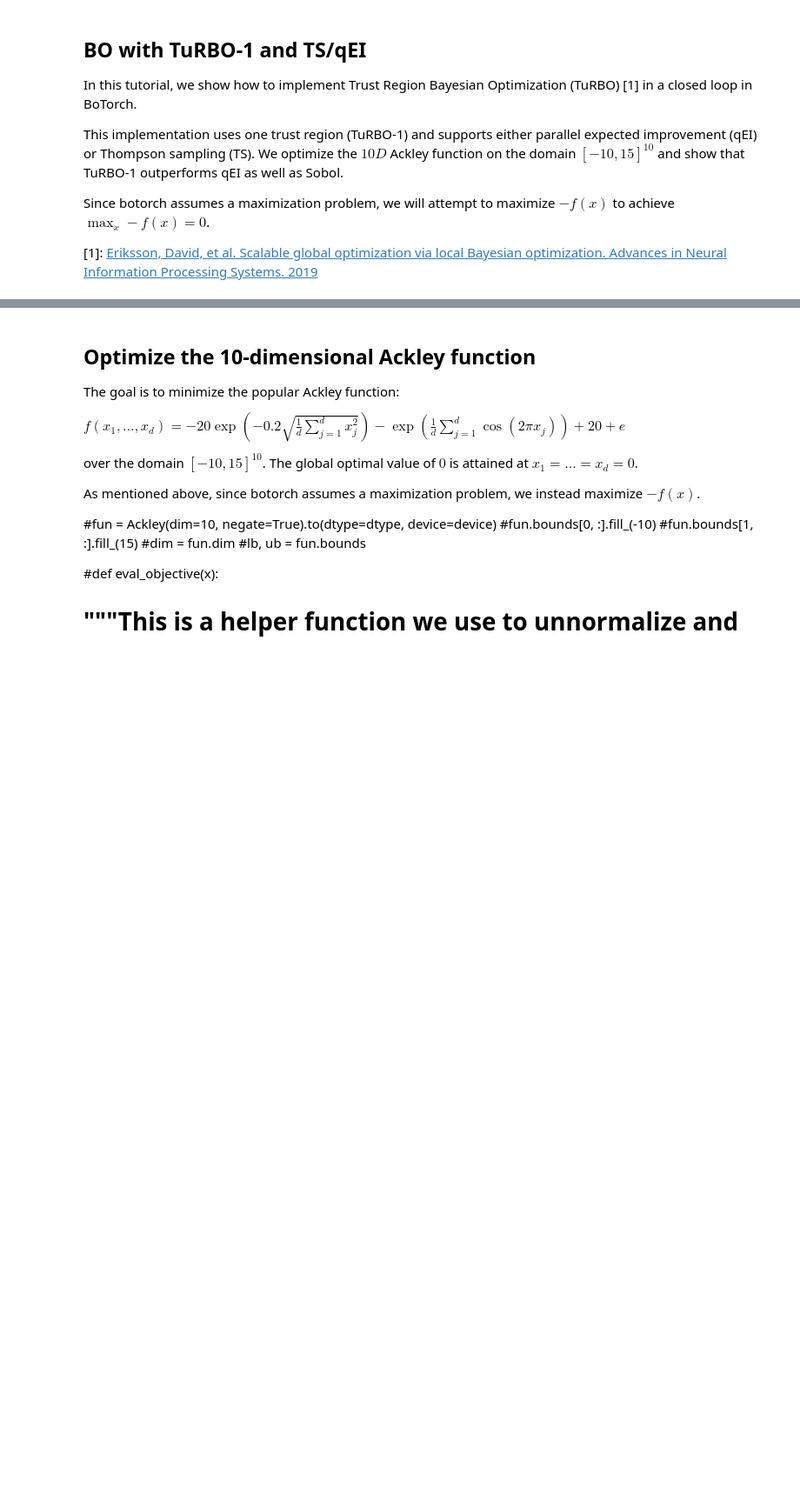
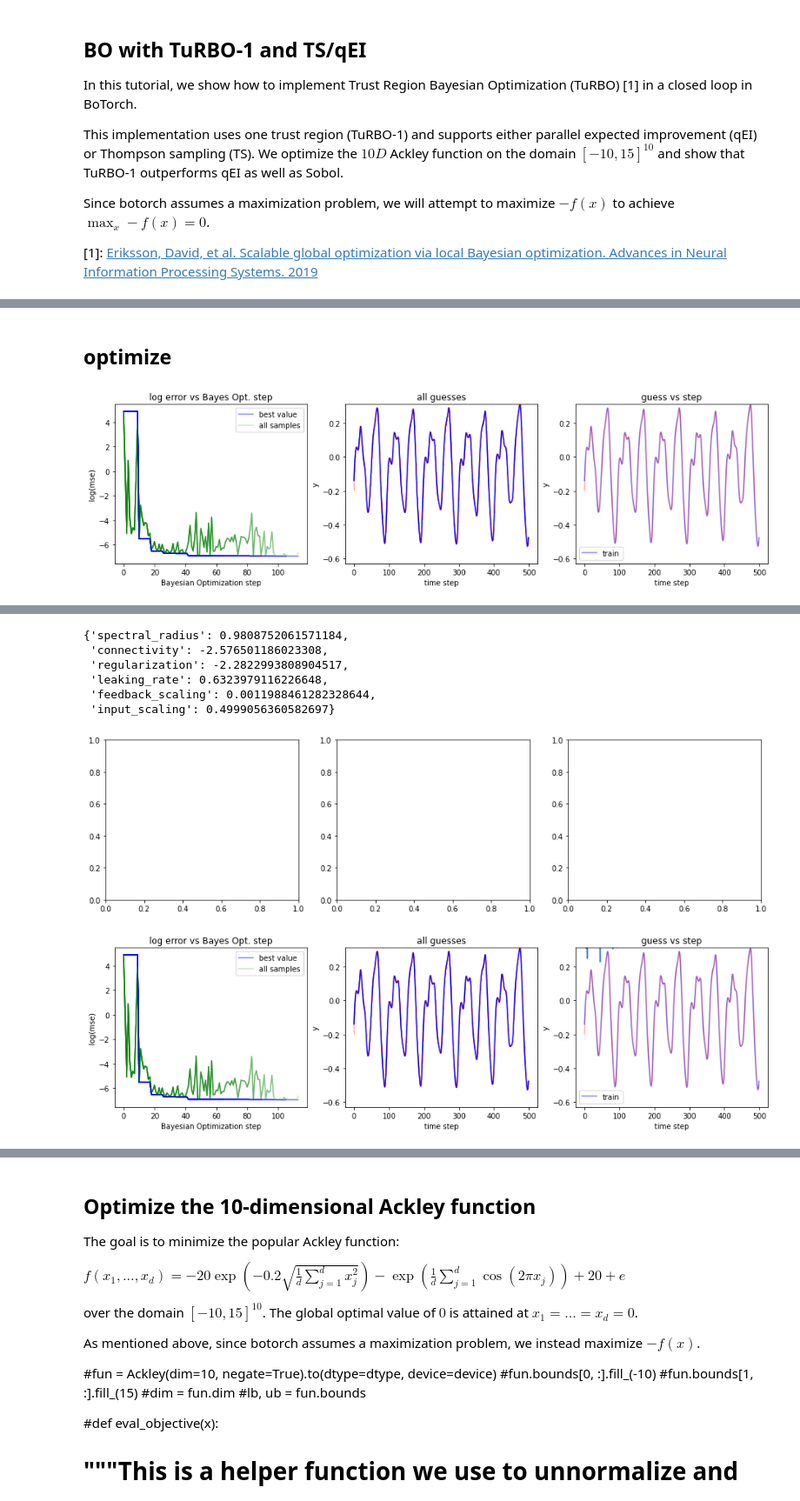
Before and after one commit to blindedjoy/RcTorch, a Jupyter notebook: turbo_1.ipynb, the cells around one changed output, grey strips where cells are left out. Shown at 87% size. Cells and saved outputs as stored; diff of their text form; code cells hidden in the pictures; blank space fills up the shorter version.

```diff
--- a/turbo_1.ipynb
+++ b/turbo_1.ipynb
@@ -10,0 +48,28 @@ Since botorch assumes a maximization problem, we will attempt to maximize $-f(x)
+# %% [markdown]
+## optimize
+# %%
+%%time
+%matplotlib inline
+#### eps isn't what it used to be.
+
+bounds_dict = {"spectral_radius" : (0,1),
+               "connectivity" : (-5,0),
+               "regularization": (-5,-2),
+               "leaking_rate" : (0, 1),
+               "feedback_scaling" : (0,1),
+               "input_scaling" : (0,1),
+               #"bias" : "uniform",#(-3,3),
+               "n_nodes" : 1000,
+               "feedback": 1}
+esn_cv = EchoStateNetworkCV(bounds = bounds_dict, subsequence_length = 1000, esn_feedback = True,
+                            steps_ahead = 1, scoring_method = "mse", interactive = True, random_seed = 123,
+                            eps = 3, initial_samples = 10, approximate_reservoir = True, length_min = 2**-7,
+                            batch_size = 8, backprop = False, esn_burn_in = 0, validate_fraction = 0.5,
+                           activation_function = sinsq)
+vals = esn_cv.optimize(train)
+
+pl.plot(esn_cv.iteration_durations)
+print(np.mean(esn_cv.iteration_durations))
+vals
+# %% [output]
+[figure, added]
@@ -10,0 +79,8 @@ Since botorch assumes a maximization problem, we will attempt to maximize $-f(x)
+{'spectral_radius': 0.9808752061571184,
+ 'connectivity': -2.576501186023308,
+ 'regularization': -2.2822993808904517,
+ 'leaking_rate': 0.6323979116226648,
+ 'feedback_scaling': 0.0011988461282328644,
+ 'input_scaling': 0.4999056360582697}
+[figure, added]
+[figure, added]
```
Also changed, not shown: parts of 41 cells of this notebook, 4 other files.
